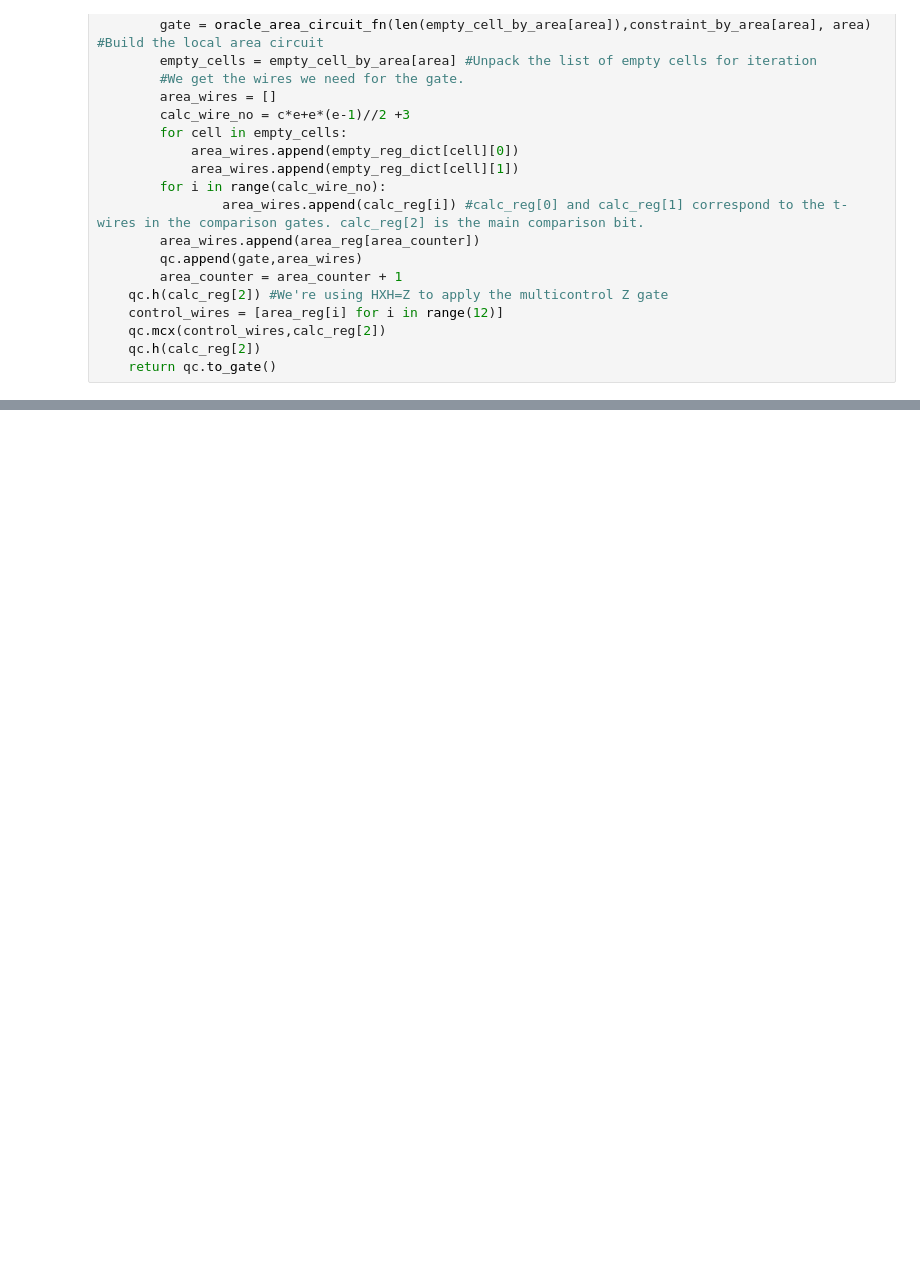
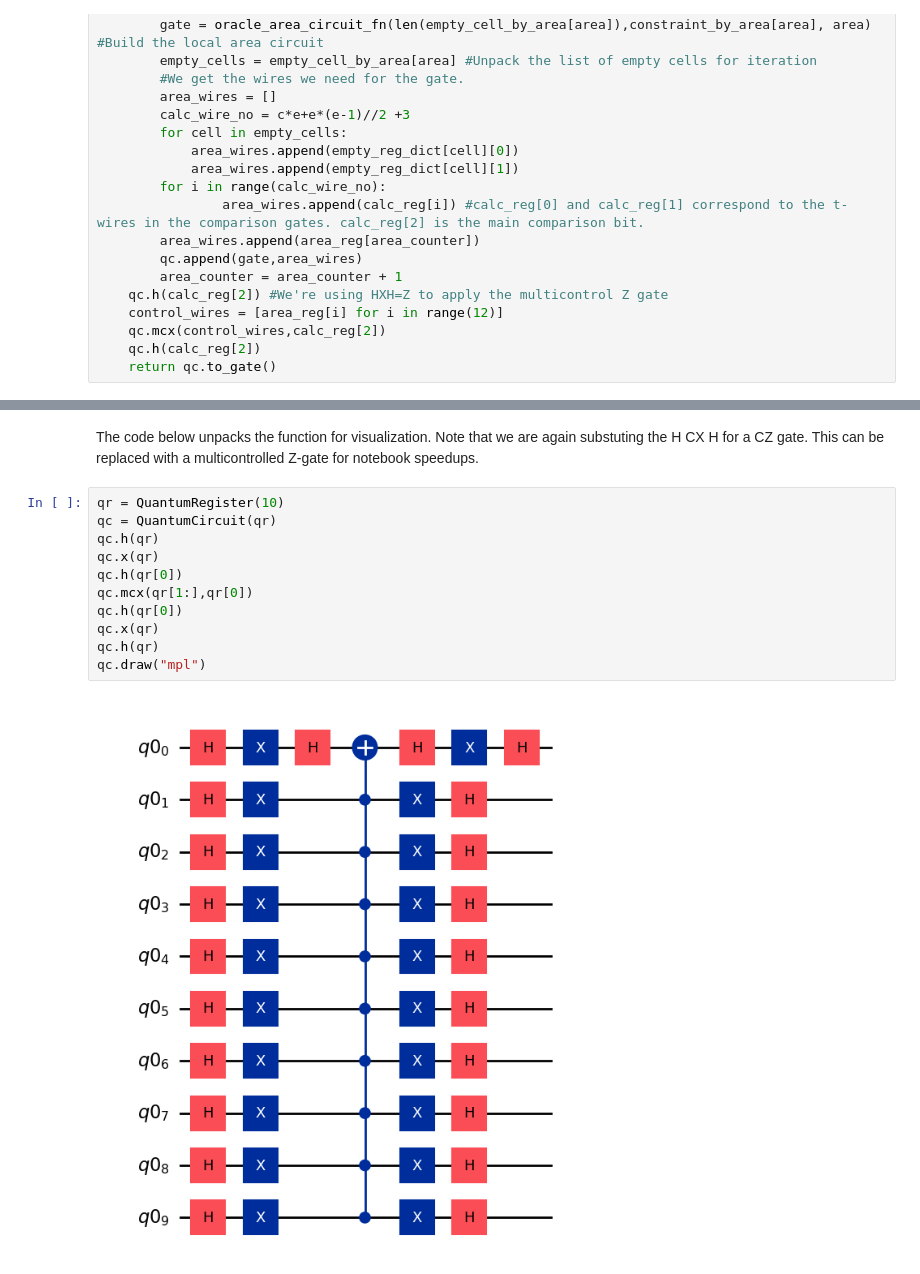
Before and after one commit to jenfns/ErdosQuantum_FirstProject, a Jupyter notebook: Sudoku_Solver.ipynb, the cells around one changed output, grey strips where cells are left out. Drawn from its saved outputs; the diff is of its cells as text; blank space fills up the shorter version.

Commit message:
Completed sudoku circuit with Grover implemented

```diff
--- a/Sudoku_Solver.ipynb
+++ b/Sudoku_Solver.ipynb
@@ -556,0 +579,15 @@ Now that we have marked the solution, we can apply Grover's algorithm to find it
+# %% [markdown]
+The code below unpacks the function for visualization. Note that we are again substuting the H CX H for a CZ gate. This can be replaced with a multicontrolled Z-gate for notebook speedups.
+# %%
+qr = QuantumRegister(10)
+qc = QuantumCircuit(qr)
+qc.h(qr)
+qc.x(qr)
+qc.h(qr[0])
+qc.mcx(qr[1:],qr[0])
+qc.h(qr[0])
+qc.x(qr)
+qc.h(qr)
+qc.draw("mpl")
+# %% [output]
+[figure, added]
```
Also changed, not shown: parts of 8 cells of this notebook.
